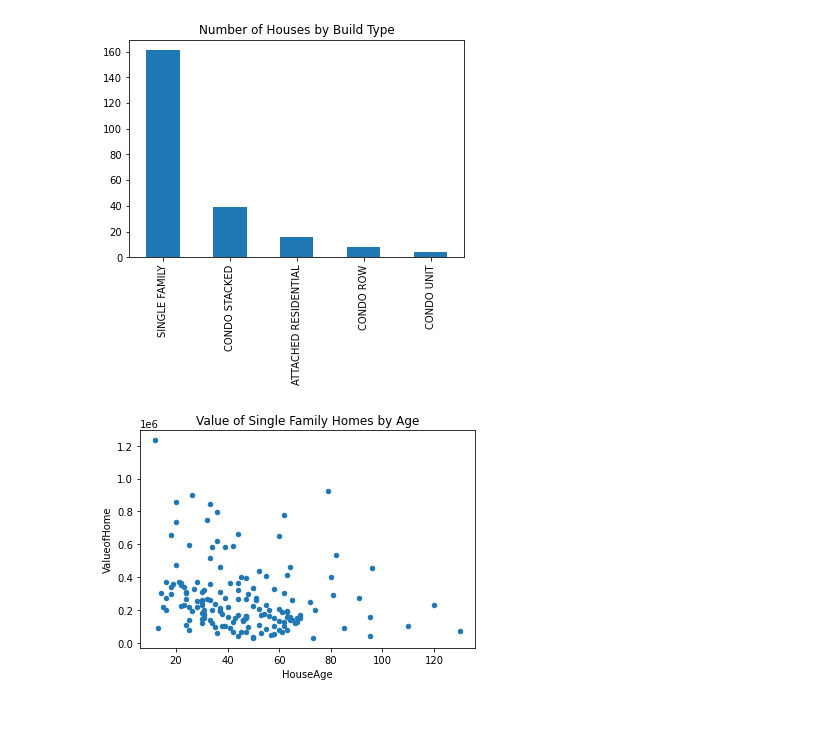
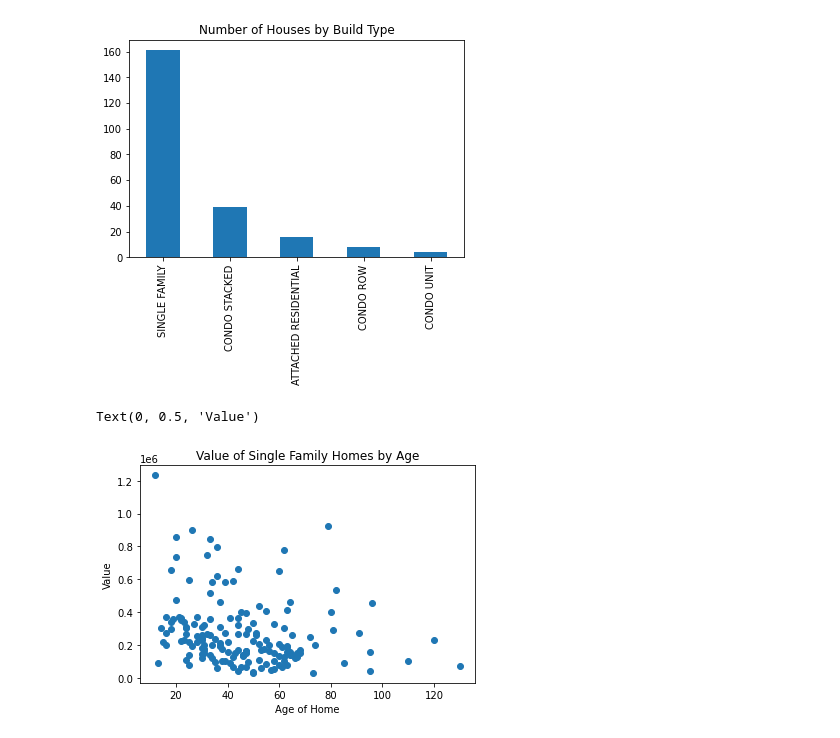
Before and after one commit to ajwu100/GROUP-9-PROJECT-1, a Jupyter notebook: house_attributes.ipynb, the cells around one changed output. Saved outputs shown, nothing was run; the diff lists cells and outputs as text; code cells hidden in the pictures.

```diff
--- a/house_attributes.ipynb
+++ b/house_attributes.ipynb
@@ -59,12 +98,19 @@ plt.savefig("houses by build type")
 # %%
 #scatter plot of value of houses by build type: Single Family
 single_fam = house_df.loc[house_df["TypeOfResidence"]=="SINGLE FAMILY"]
-single_fam.plot(kind="scatter", x="HouseAge", y="ValueofHome")
+# single_fam.plot(kind="scatter", x="HouseAge", y="ValueofHome")
+# plt.xlim(0, 150)
+# plt.ylim(0, 1400000)
+
+sf_x = single_fam["House Age"]
+sf_y = single_fam["ValueofHome"]
+plt.scatter(sf_x, sf_y)
 plt.title("Value of Single Family Homes by Age")
-plt.xlabel = ("Age of Home")
-plt.ylabel = ("Value")
+plt.xlabel("Age of Home")
+plt.ylabel("Value")
 # house_df.plot(kind="scatter",x="TypeOfResidence", y="ValueofHome")
 # tick_locations = house_df["TypeOfResidence"]
 # plt.xticks(tick_locations, rotation="vertical")
 # %% [output]
+Text(0, 0.5, 'Value')
-[figure, old version]
+[figure, new version]
```
Also changed, not shown: parts of 15 cells of this notebook, 1 other file.
